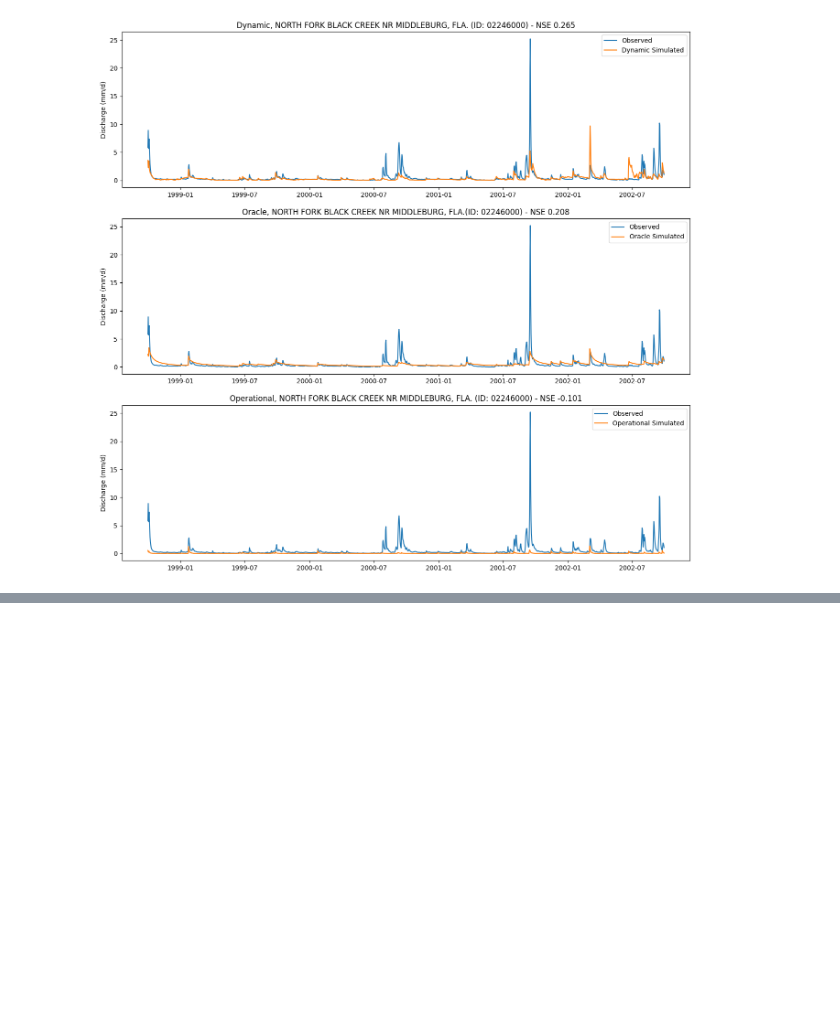
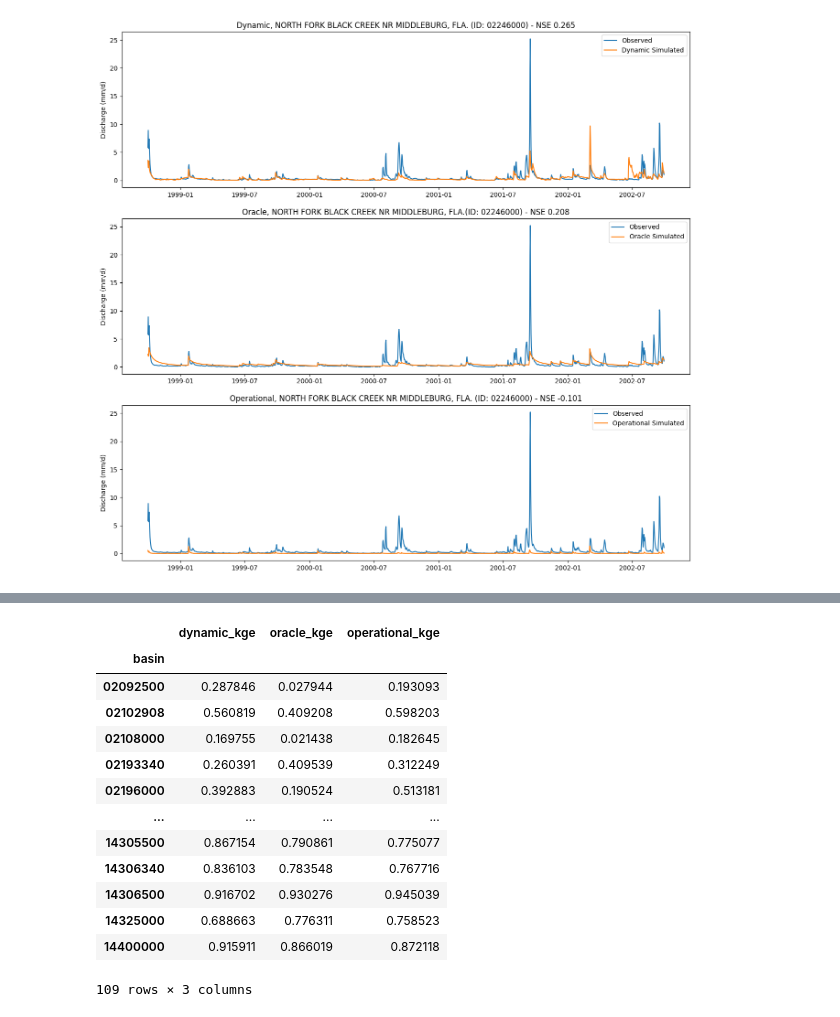
Before and after one commit to mines-ciroh/neuralhydrology-dcfe, a Jupyter notebook: examples/07-DCFE/Manuscript_Material.ipynb, the cells around one changed output, grey strips where cells are left out. Saved outputs shown, nothing was run; the diff lists cells and outputs as text; code cells hidden in the pictures; blank space fills up the shorter version.

```diff
--- a/examples/07-DCFE/Manuscript_Material.ipynb
+++ b/examples/07-DCFE/Manuscript_Material.ipynb
@@ -542,0 +611,62 @@ Text(0, 0.5, 'Discharge (mm/d)')
+# %%
+# Create dictionary to store results
+kge_results = {'basin': [], 'dynamic_kge': [], 'oracle_kge': [], 'operational_kge': []}
+
+# Dynamic Mode
+for basin in basin_keys:
+    dynamic_agg_sim = np.hstack([dynamic_results[basin]['1D']['xr']['QObs(mm/d)_sim'][0],
+             dynamic_results[basin]['1D']['xr']['QObs(mm/d)_sim'][365],
+             dynamic_results[basin]['1D']['xr']['QObs(mm/d)_sim'][365*2],
+             dynamic_results[basin]['1D']['xr']['QObs(mm/d)_sim'][365*3]])
+    dynamic_agg_obs = np.hstack([dynamic_results[basin]['1D']['xr']['QObs(mm/d)_obs'][0],
+                dynamic_results[basin]['1D']['xr']['QObs(mm/d)_obs'][365],
+                dynamic_results[basin]['1D']['xr']['QObs(mm/d)_obs'][365*2],
+                dynamic_results[basin]['1D']['xr']['QObs(mm/d)_obs'][365*3]])
+    dynamic_kge = kge(xr.DataArray(dynamic_agg_obs), xr.DataArray(dynamic_agg_sim))
+
+    # Oracle Mode
+    oracle_agg_sim = np.hstack([oracle_results[basin]['1D']['xr']['QObs(mm/d)_sim'][0],
+             oracle_results[basin]['1D']['xr']['QObs(mm/d)_sim'][365],
+             oracle_results[basin]['1D']['xr']['QObs(mm/d)_sim'][365*2],
+             oracle_results[basin]['1D']['xr']['QObs(mm/d)_sim'][365*3]])
+    oracle_agg_obs = np.hstack([oracle_results[basin]['1D']['xr']['QObs(mm/d)_obs'][0],
+                oracle_results[basin]['1D']['xr']['QObs(mm/d)_obs'][365],
+                oracle_results[basin]['1D']['xr']['QObs(mm/d)_obs'][365*2],
+                oracle_results[basin]['1D']['xr']['QObs(mm/d)_obs'][365*3]])
+    oracle_kge = kge(xr.DataArray(oracle_agg_obs), xr.DataArray(oracle_agg_sim))
+
+    # Operational Mode
+    operational_agg_sim = np.hstack([operational_results[basin]['1D']['xr']['QObs(mm/d)_sim'][0],
+             operational_results[basin]['1D']['xr']['QObs(mm/d)_sim'][365],
+             operational_results[basin]['1D']['xr']['QObs(mm/d)_sim'][365*2],
+             operational_results[basin]['1D']['xr']['QObs(mm/d)_sim'][365*3]])
+    operational_agg_obs = np.hstack([operational_results[basin]['1D']['xr']['QObs(mm/d)_obs'][0],
+                operational_results[basin]['1D']['xr']['QObs(mm/d)_obs'][365],
+                operational_results[basin]['1D']['xr']['QObs(mm/d)_obs'][365*2],
+                operational_results[basin]['1D']['xr']['QObs(mm/d)_obs'][365*3]])
+    operational_kge = kge(xr.DataArray(operational_agg_obs), xr.DataArray(operational_agg_sim))
+
+    # Append to results dictionary
+    kge_results['basin'].append(basin)
+    kge_results['dynamic_kge'].append(float(dynamic_kge))
+    kge_results['oracle_kge'].append(float(oracle_kge))
+    kge_results['operational_kge'].append(float(operational_kge))
+
+# Convert to DataFrame with basin as index
+kge_df = pd.DataFrame(kge_results).set_index('basin')
+kge_df
+# %% [output]
+|  | dynamic_kge | oracle_kge | operational_kge |
+| basin |  |  |  |
+| 02092500 | 0.287846 | 0.027944 | 0.193093 |
+| 02102908 | 0.560819 | 0.409208 | 0.598203 |
+| 02108000 | 0.169755 | 0.021438 | 0.182645 |
+| 02193340 | 0.260391 | 0.409539 | 0.312249 |
+| 02196000 | 0.392883 | 0.190524 | 0.513181 |
+| ... | ... | ... | ... |
+| 14305500 | 0.867154 | 0.790861 | 0.775077 |
+| 14306340 | 0.836103 | 0.783548 | 0.767716 |
+| 14306500 | 0.916702 | 0.930276 | 0.945039 |
+| 14325000 | 0.688663 | 0.776311 | 0.758523 |
+| 14400000 | 0.915911 | 0.866019 | 0.872118 |
+109 rows × 3 columns
```
Also changed, not shown: parts of 5 cells of this notebook, 2 other files.
